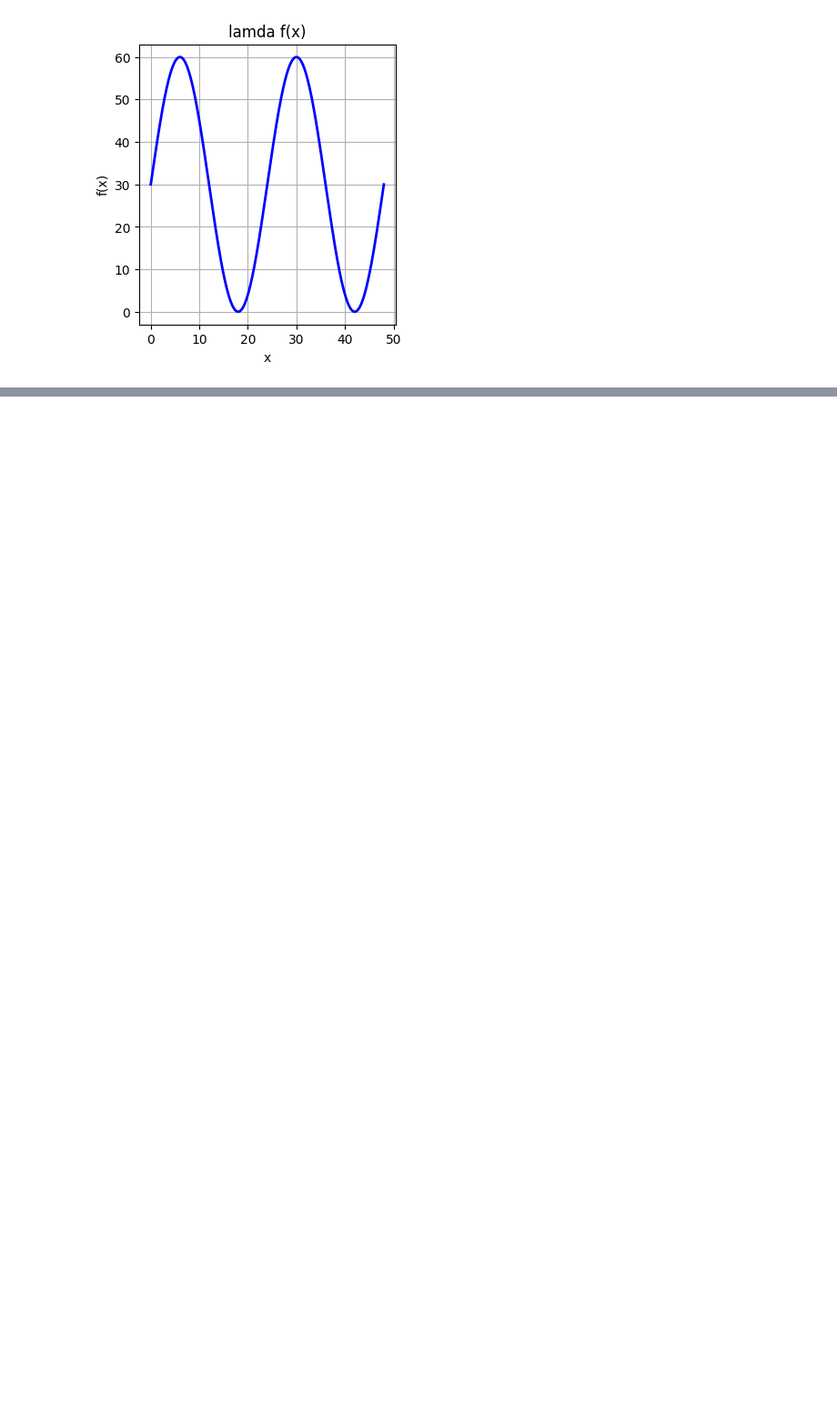
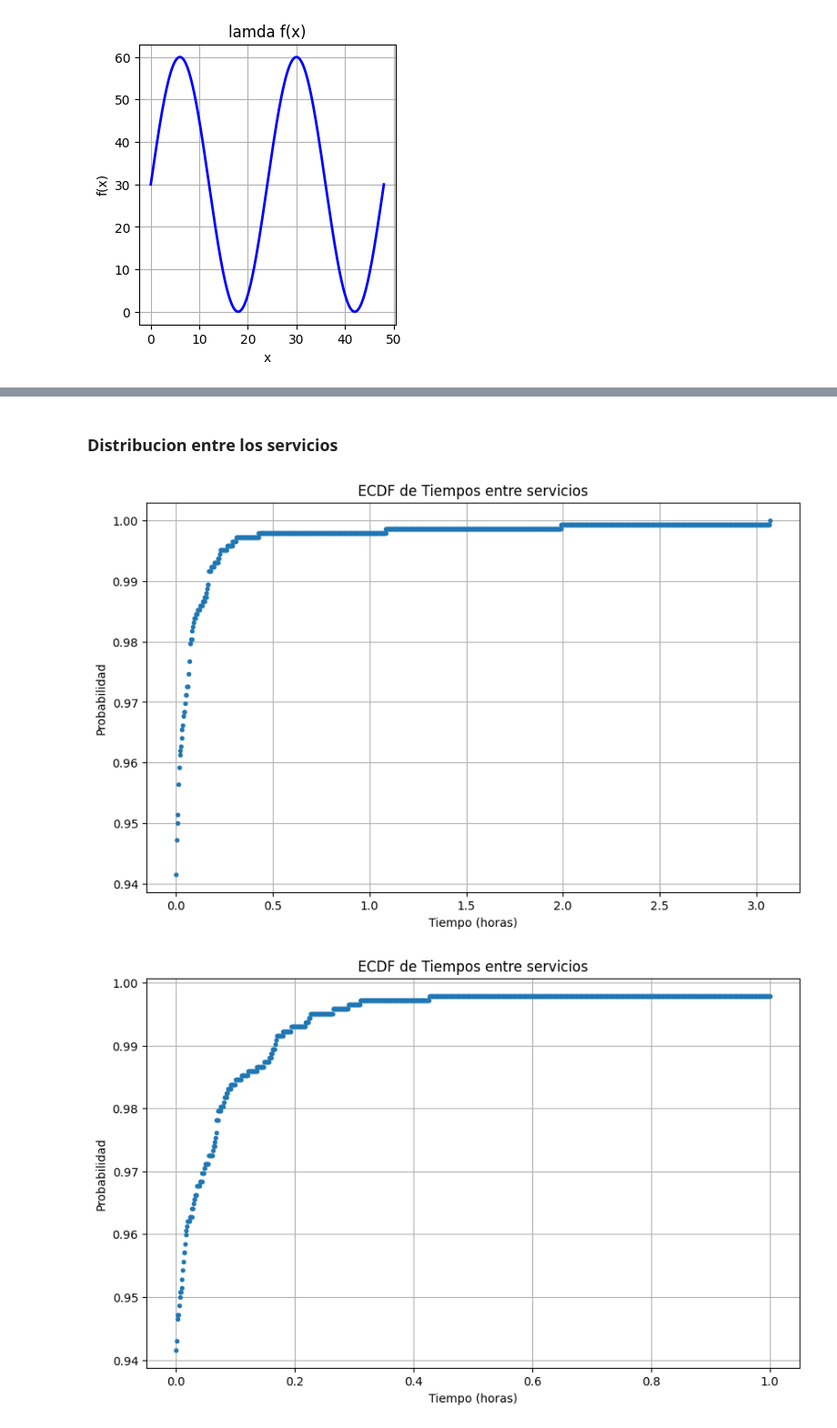
Before and after one commit to NicolasFernandezMontenegro/MyS_TF, a Jupyter notebook: main.ipynb, the cells around one changed output, grey strips where cells are left out. Shown at 91% size. Saved outputs shown, nothing was run; the diff lists cells and outputs as text; code cells hidden in the pictures; blank space fills up the shorter version.

```diff
--- a/main.ipynb
+++ b/main.ipynb
@@ -214,0 +252,8 @@ entre
+# %% [markdown]
+### Distribucion entre los servicios
+# %%
+plot_cdf2(inactivos, 'ECDF de Tiempos entre servicios', 'Tiempo (horas)', 'Probabilidad')
+plot_cdf2_ajuste(inactivos, 1, 'ECDF de Tiempos entre servicios', 'Tiempo (horas)', 'Probabilidad')
+# %% [output]
+[figure, added]
+[figure, added]
```
Also changed, not shown: parts of 25 cells of this notebook.
